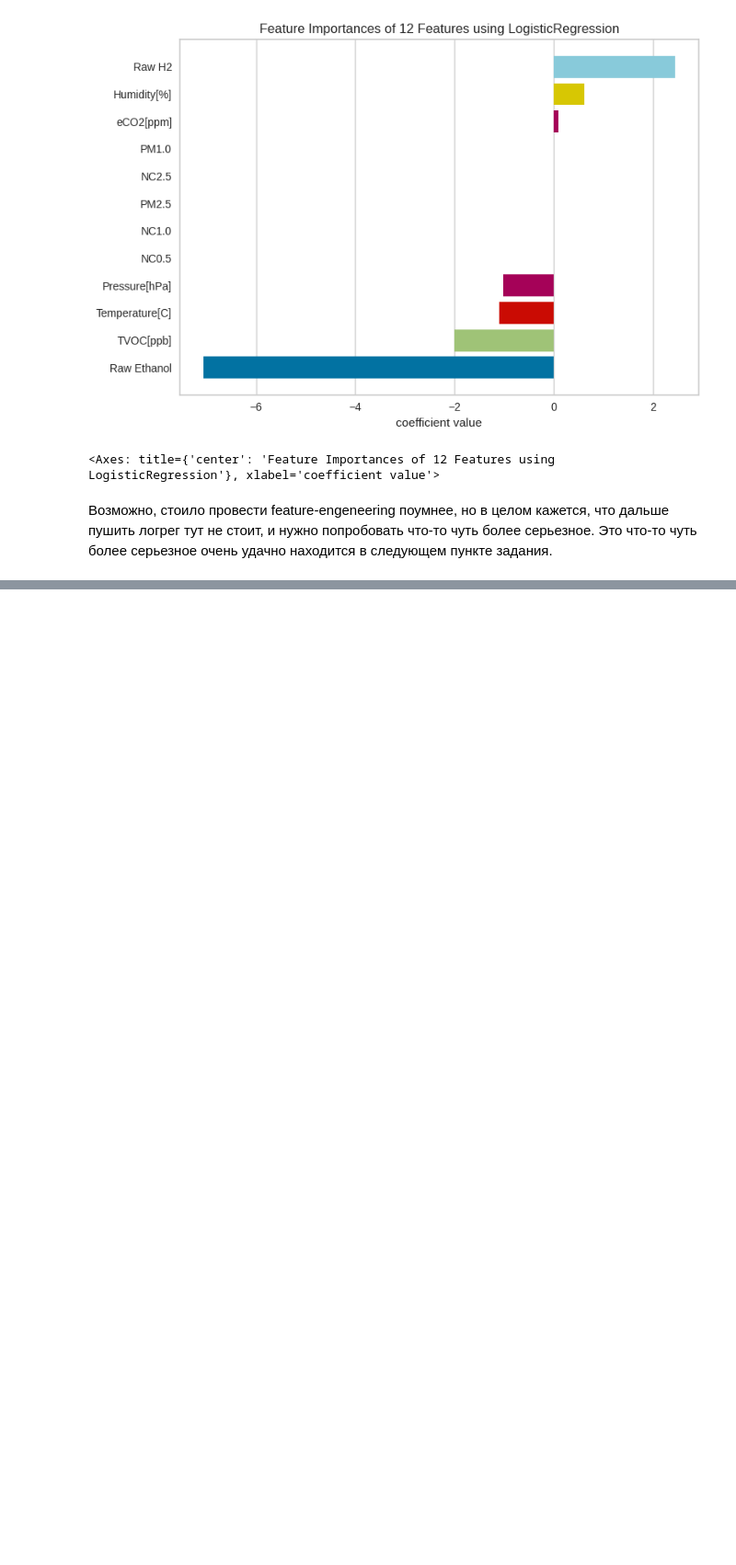
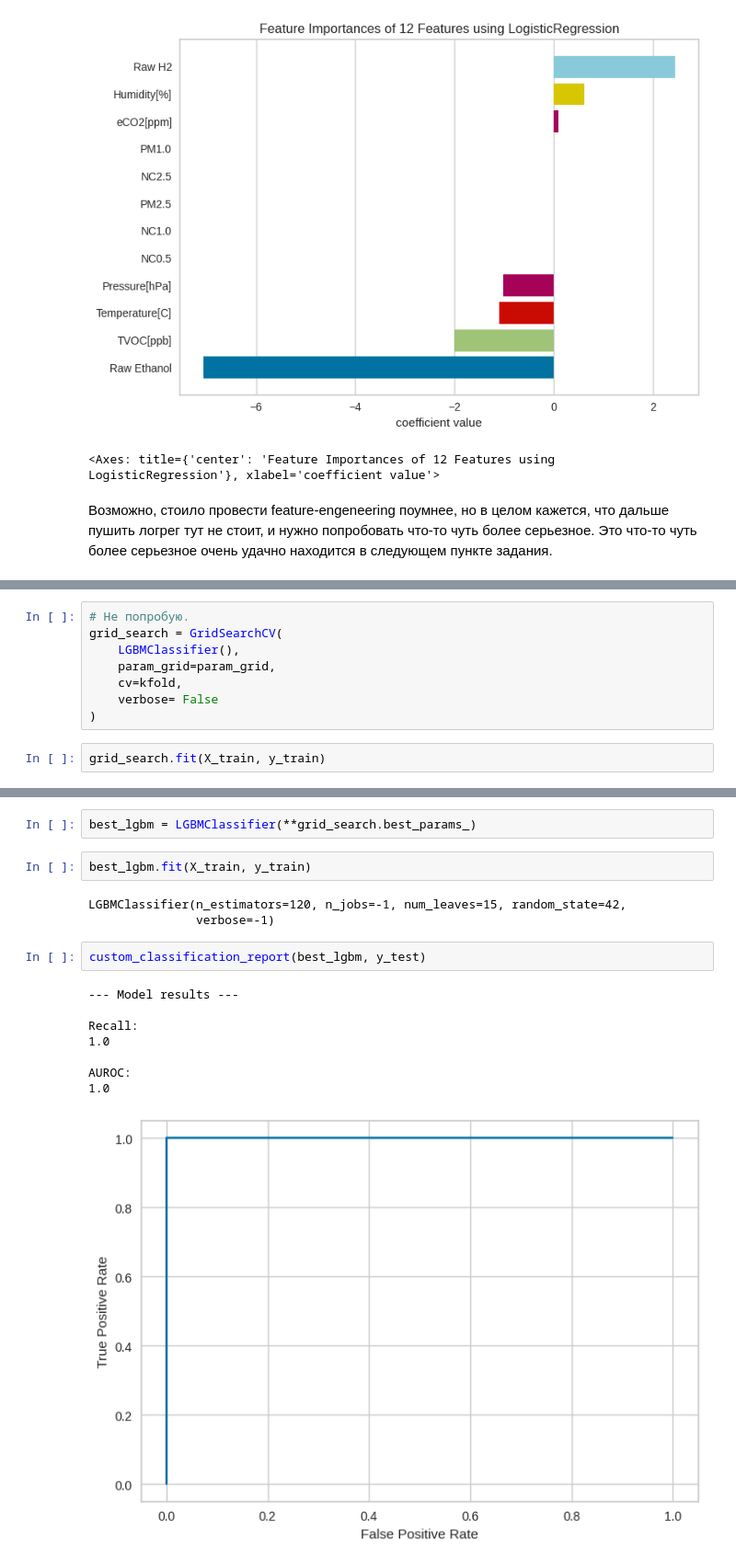
Before and after one commit to smertlove/ML_hw, a Jupyter notebook: HW4.ipynb, the cells around one changed output, grey strips where cells are left out. Shown at 92% size. Saved outputs shown, nothing was run; the diff lists cells and outputs as text; blank space fills up the shorter version.

```diff
--- a/HW4.ipynb
+++ b/HW4.ipynb
@@ -1227,0 +1316,10 @@ viz.show()
+# %%
+# Не попробую.
+grid_search = GridSearchCV(
+    LGBMClassifier(),
+    param_grid=param_grid,
+    cv=kfold,
+    verbose= False
+)
+# %%
+grid_search.fit(X_train, y_train)
@@ -1227,0 +1358,18 @@ viz.show()
+# %%
+best_lgbm = LGBMClassifier(**grid_search.best_params_)
+# %%
+best_lgbm.fit(X_train, y_train)
+# %% [output]
+LGBMClassifier(n_estimators=120, n_jobs=-1, num_leaves=15, random_state=42,
+               verbose=-1)
+# %%
+custom_classification_report(best_lgbm, y_test)
+# %% [output]
+--- Model results ---
+
+Recall:
+1.0
+
+AUROC:
+1.0
+[figure, added]
```
Also changed, not shown: parts of 17 cells of this notebook.
